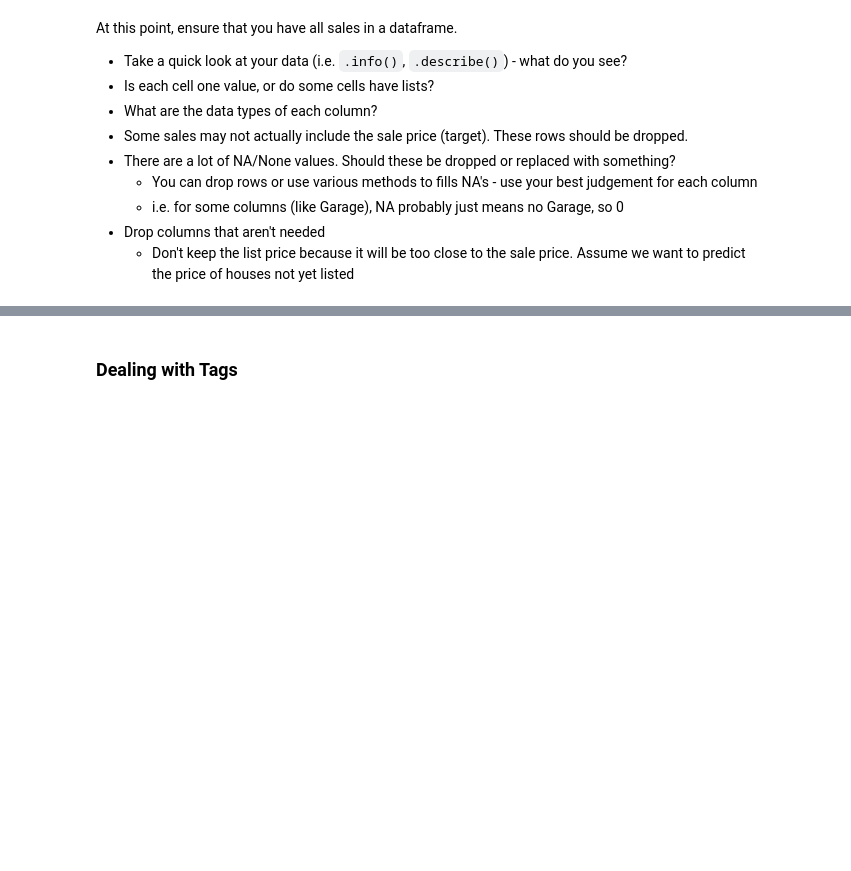
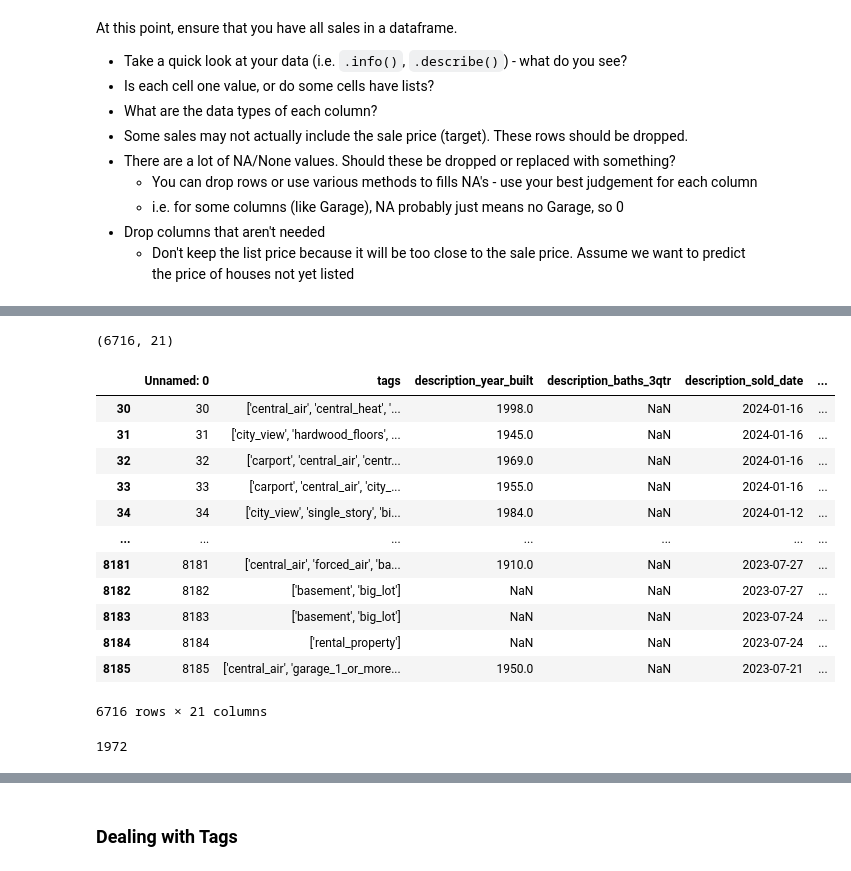
Before and after one commit to wjura/lhl-midterm-project, a Jupyter notebook: notebooks/1 - EDA.ipynb, the cells around one changed output, grey strips where cells are left out. Cells and saved outputs as stored; diff of their text form; code cells hidden in the pictures; blank space fills up the shorter version.

```diff
--- a/notebooks/1 - EDA.ipynb
+++ b/notebooks/1 - EDA.ipynb
@@ -38,3 +126,5 @@ At this point, ensure that you have all sales in a dataframe.
     - i.e. for some columns (like Garage), NA probably just means no Garage, so 0
 - Drop columns that aren't needed
     - Don't keep the list price because it will be too close to the sale price. Assume we want to predict the price of houses not yet listed
+# %%
+df = pd.read_csv('housing_df.csv')
@@ -40,0 +226,23 @@ At this point, ensure that you have all sales in a dataframe.
+# %%
+# deal with null rows
+    # for 'description_sold_price', which is our target variable, we will drop null rows. 6716
+df.dropna(subset=['description_sold_price'], inplace=True) # we should have 6716 rows now
+df.shape
+# %% [output]
+(6716, 21)
+# %%
+df
+# %% [output]
+|  | Unnamed: 0 | tags | description_year_built | description_baths_3qtr | description_sold_date | ... |
+| 30 | 30 | ['central_air', 'central_heat', '... | 1998.0 | NaN | 2024-01-16 | ... |
+| 31 | 31 | ['city_view', 'hardwood_floors', ... | 1945.0 | NaN | 2024-01-16 | ... |
+| 32 | 32 | ['carport', 'central_air', 'centr... | 1969.0 | NaN | 2024-01-16 | ... |
+| 33 | 33 | ['carport', 'central_air', 'city_... | 1955.0 | NaN | 2024-01-16 | ... |
+| 34 | 34 | ['city_view', 'single_story', 'bi... | 1984.0 | NaN | 2024-01-12 | ... |
+| ... | ... | ... | ... | ... | ... | ... |
+| 8181 | 8181 | ['central_air', 'forced_air', 'ba... | 1910.0 | NaN | 2023-07-27 | ... |
+| 8182 | 8182 | ['basement', 'big_lot'] | NaN | NaN | 2023-07-27 | ... |
+| 8183 | 8183 | ['basement', 'big_lot'] | NaN | NaN | 2023-07-24 | ... |
+| 8184 | 8184 | ['rental_property'] | NaN | NaN | 2023-07-24 | ... |
+| 8185 | 8185 | ['central_air', 'garage_1_or_more... | 1950.0 | NaN | 2023-07-21 | ... |
+6716 rows × 21 columns
@@ -40,0 +262,7 @@ At this point, ensure that you have all sales in a dataframe.
+# %%
+# Calculate median for description_year_built
+year_built_median = df['description_year_built'].median()
+year_built_median_int = int(year_built_median)
+year_built_median_int
+# %% [output]
+1972
```
Also changed, not shown: parts of 17 cells of this notebook, 1 other file.
